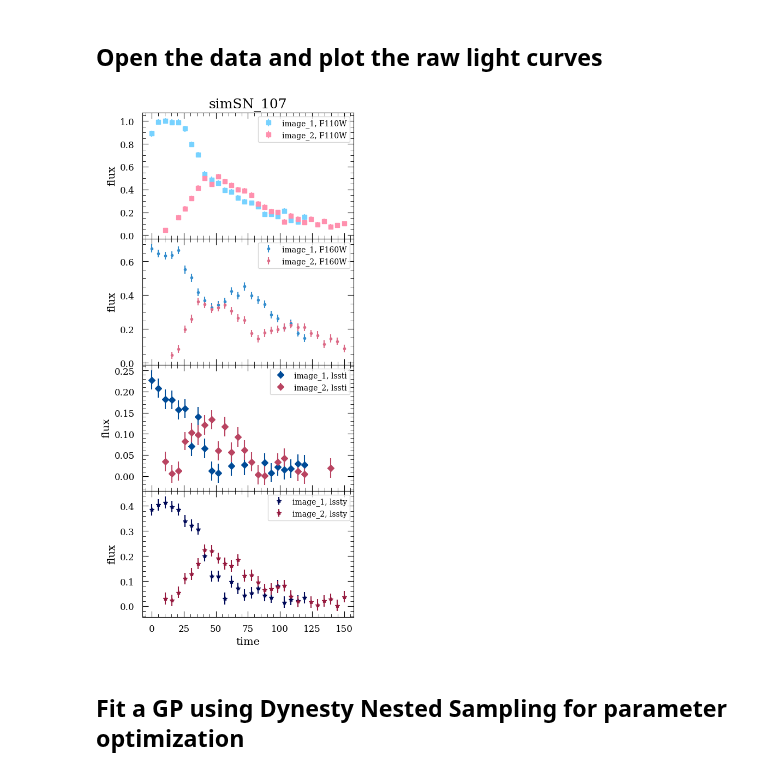
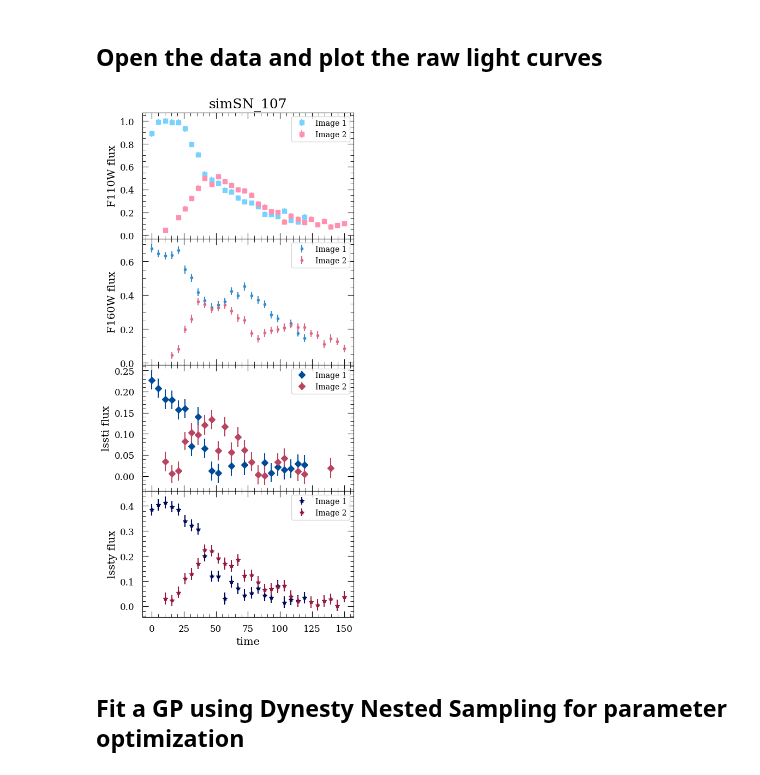
Before and after one commit to erinhay/GausSN, a Jupyter notebook: ipynb/fitting_SLSN_example.ipynb, the cells around one changed output. Saved outputs shown, nothing was run; the diff lists cells and outputs as text; code cells hidden in the pictures.

```diff
--- a/ipynb/fitting_SLSN_example.ipynb
+++ b/ipynb/fitting_SLSN_example.ipynb
@@ -83,32 +80,32 @@ data.sort(['band', 'image', 'time'])
 # %%
 # Specify colors and markers for each image and band
 colors = [['#77d2ff', '#338dce', '#004b97', '#000958'], ['#ff90ae', '#dc6a87', '#b94461', '#95193e']]
 markers = ['s', '.', 'D', '*']
 
 # We are going to plot a scaled version of the flux data, so that the maximum flux value of all the data is 1
 # Here we compute the factor by which we'll scale the data
 factor = np.max(data['flux']) - np.min(data['flux'])
 
 # Create figure with subplots for each band
 fig, ax = plt.subplots(len(np.unique(data['band'])), 1, figsize=(5,12), sharex=True)
 
 # Loop over each band
 for b, pb_id in enumerate(np.unique(data['band'])):
     band = data[data['band'] == pb_id]
 
     for m, im_id in enumerate(np.unique(data['image'])):
         image = band[band['image'] == im_id]
 
         # Plot the scaled flux data with error bars
         ax[b].errorbar(image['time'], image['flux']/factor, yerr=image['fluxerr']/factor,
-                       ls='None', marker=markers[b], color=colors[m][b], label=f"{im_id}, {pb_id}")
+                       ls='None', marker=markers[b], color=colors[m][b], label=f"Image {im_id[-1]}")
 
         # Add legends, labels, and titles
         ax[b].legend()
-        ax[b].set_ylabel('flux', fontsize=14)
+        ax[b].set_ylabel(f"{pb_id} flux", fontsize=14)
 
 ax[3].set_xlabel('time', fontsize=14)
 ax[0].set_title(snid, fontsize=18)
 plt.subplots_adjust(hspace=0)
 # %% [output]
-[figure, old version]
+[figure, new version]
```
Also changed, not shown: parts of 5 cells of this notebook, 1 other file.
